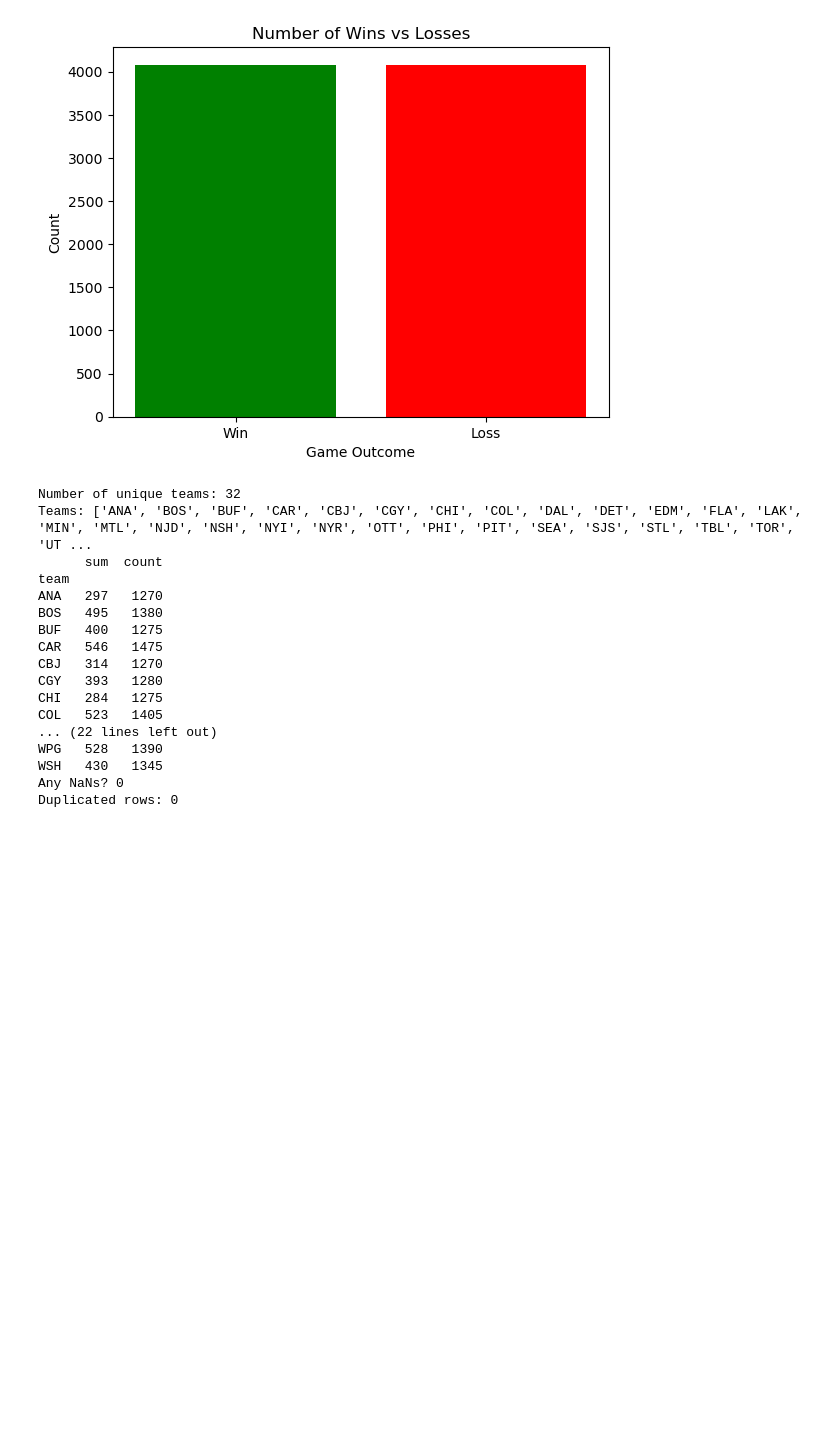
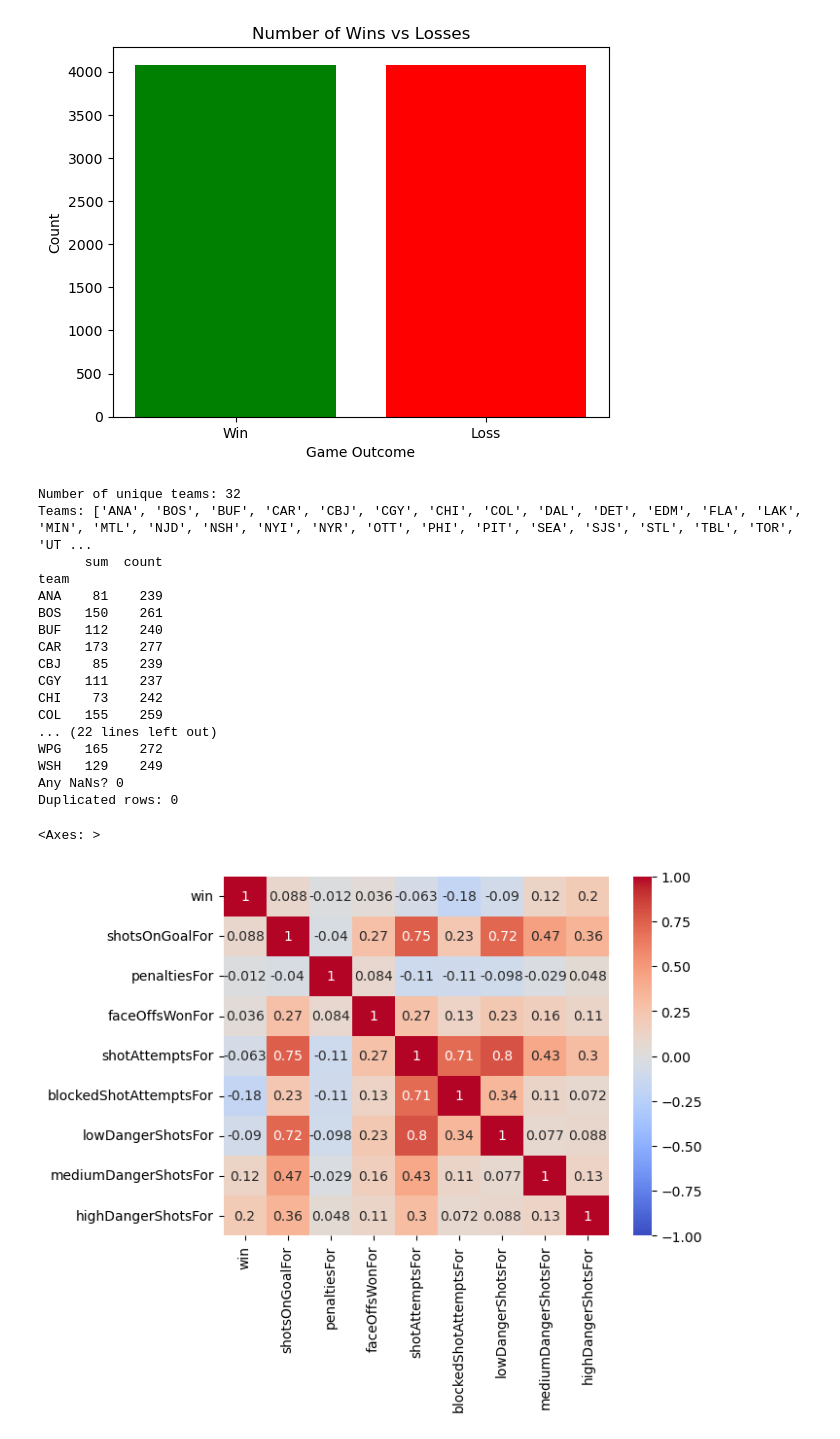
Before and after one commit to Rizzi7/NHL-Game-Prediction-CP322, a Jupyter notebook: notebooks/data_exploration.ipynb, the cells around one changed output. Drawn from its saved outputs; the diff is of its cells as text; code cells hidden in the pictures; blank space fills up the shorter version.

Commit message:
Added more performance features as well as some basic heatmap correlation

```diff
--- a/notebooks/data_exploration.ipynb
+++ b/notebooks/data_exploration.ipynb
@@ -63,11 +63,6 @@ memory usage: 186.1+ MB
 
 # Target variable: 1 = Win, 0 = Loss
 df['win'] = (df['goalsFor'] > df['goalsAgainst']).astype(int)
-
-# Create performance difference features
-df['shot_diff'] = df['shotsOnGoalFor'] - df['shotsOnGoalAgainst']
-df['penalty_diff'] = df['penaltiesFor'] - df['penaltiesAgainst']
-df['xgoal_diff'] = df['xGoalsFor'] - df['xGoalsAgainst']
 
 # Merge Arizona with Utah due to the team relocation
 df['team'] = df['team'].replace({'ARI': 'UTA'})
@@ -92,13 +87,20 @@ print("Bad games detected:", len(bad_game_ids))
 # Remove invalid games
 df_all = df_all[~df_all['gameId'].isin(bad_game_ids)].reset_index(drop=True)
 
-# 4. Print cleanup summary
+# Print cleanup summary
 print("\n✅ After cleanup:")
 print("Total rows:", len(df_all))
 print("Unique games:", df_all['gameId'].nunique())
 print("Win counts:\n", df_all['win'].value_counts())
 
-# 5. Export cleaned DataFrames to ../data/processed/
+# Create performance difference features
+df_all['shot_diff'] = df_all['shotsOnGoalFor'] - df_all['shotsOnGoalAgainst']
+df_all['penalty_diff'] = df_all['penaltiesFor'] - df_all['penaltiesAgainst']
+df_all['shotAttempt_diff'] = df_all['shotAttemptsFor'] - df_all['shotAttemptsAgainst']
+df_all['faceOff_diff'] = df_all['faceOffsWonFor'] - df_all['faceOffsWonAgainst']
+
+
+# Export cleaned DataFrames to ../data/processed/
 df_recent.to_csv('../data/processed/recent_teams.csv', index=False)
 df_all.to_csv('../data/processed/processed_teams.csv', index=False)
 
@@ -159,15 +161,15 @@ Wins: 4081, Losses: 4081
 #Final sanity checks
 
 # Check unique teams in recent data
-current_teams = df_recent['team'].unique()
+current_teams = df_all['team'].unique()
 print("Number of unique teams:", len(current_teams))
 print("Teams:", sorted(current_teams))
 
 # Display win counts per team
-print(df_recent.groupby('team')['win'].agg(['sum', 'count']))
+print(df_all.groupby('team')['win'].agg(['sum', 'count']))
 
 # Check for any NaN values in recent data
-print("Any NaNs?", df_recent.isna().sum().sum())
+print("Any NaNs?", df_all.isna().sum().sum())
 
 # Check for duplicated game-team entries in cleaned data
 dup_games = df_all[df_all.duplicated(['gameId', 'team'])]
@@ -177,16 +179,23 @@ Number of unique teams: 32
 Teams: ['ANA', 'BOS', 'BUF', 'CAR', 'CBJ', 'CGY', 'CHI', 'COL', 'DAL', 'DET', 'EDM', 'FLA', 'LAK', 'MIN', 'MTL', 'NJD', 'NSH', 'NYI', 'NYR', 'OTT', 'PHI', 'PIT', 'SEA', 'SJS', 'STL', 'TBL', 'TOR', 'UT ...
       sum  count
 team
-ANA   297   1270
-BOS   495   1380
-BUF   400   1275
-CAR   546   1475
-CBJ   314   1270
-CGY   393   1280
-CHI   284   1275
-COL   523   1405
+ANA    81    239
+BOS   150    261
+BUF   112    240
+CAR   173    277
+CBJ    85    239
+CGY   111    237
+CHI    73    242
+COL   155    259
 ... (22 lines left out)
-WPG   528   1390
-WSH   430   1345
+WPG   165    272
+WSH   129    249
 Any NaNs? 0
 Duplicated rows: 0
+# %%
+# Correlation heat maps
+corr = df_all[['win','shotsOnGoalFor','penaltiesFor', 'faceOffsWonFor', 'shotAttemptsFor', 'blockedShotAttemptsFor', 'lowDangerShotsFor', 'mediumDangerShotsFor', 'highDangerShotsFor']].corr()
+sns.heatmap(corr, annot=True, cmap='coolwarm', vmin=-1, vmax=1)
+# %% [output]
+<Axes: >
+[figure, added]
```
Also changed, not shown: 1 other file.
